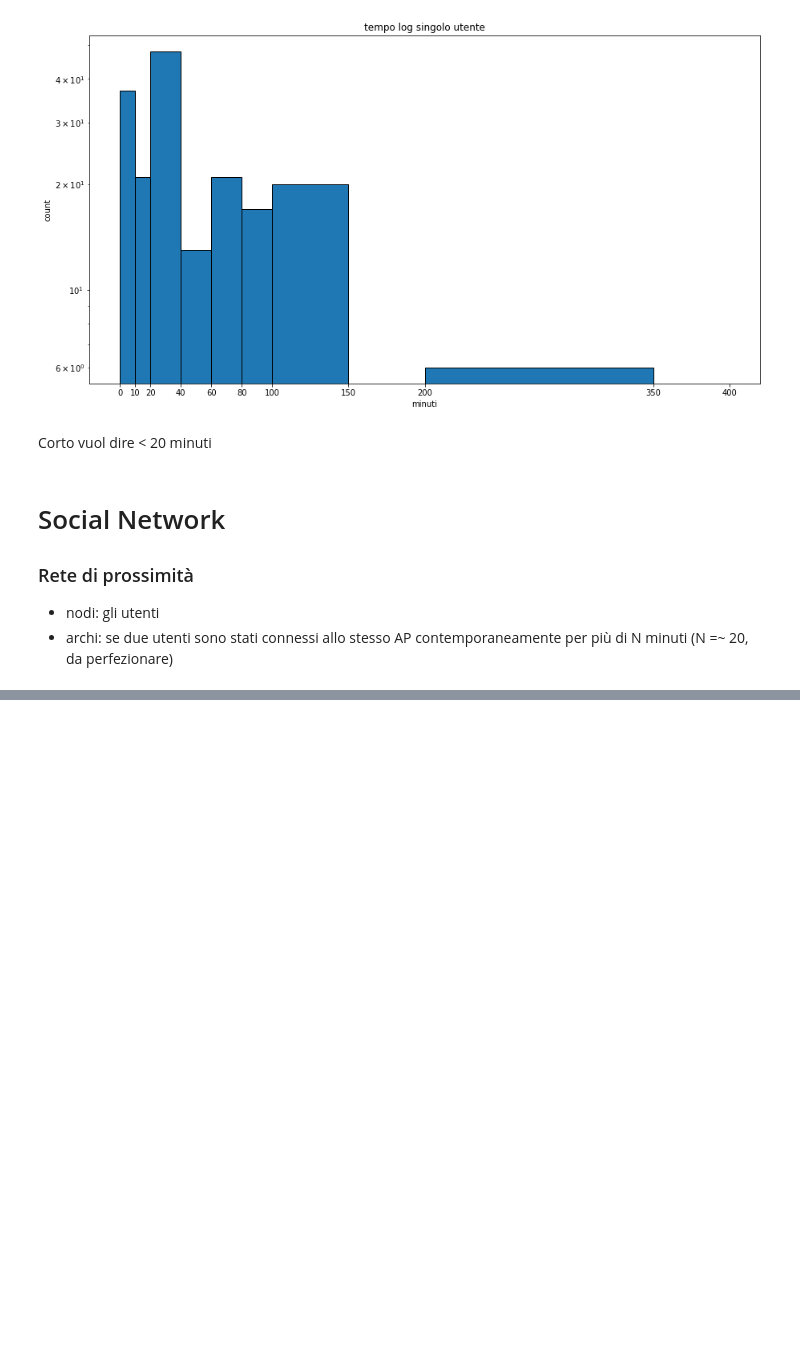
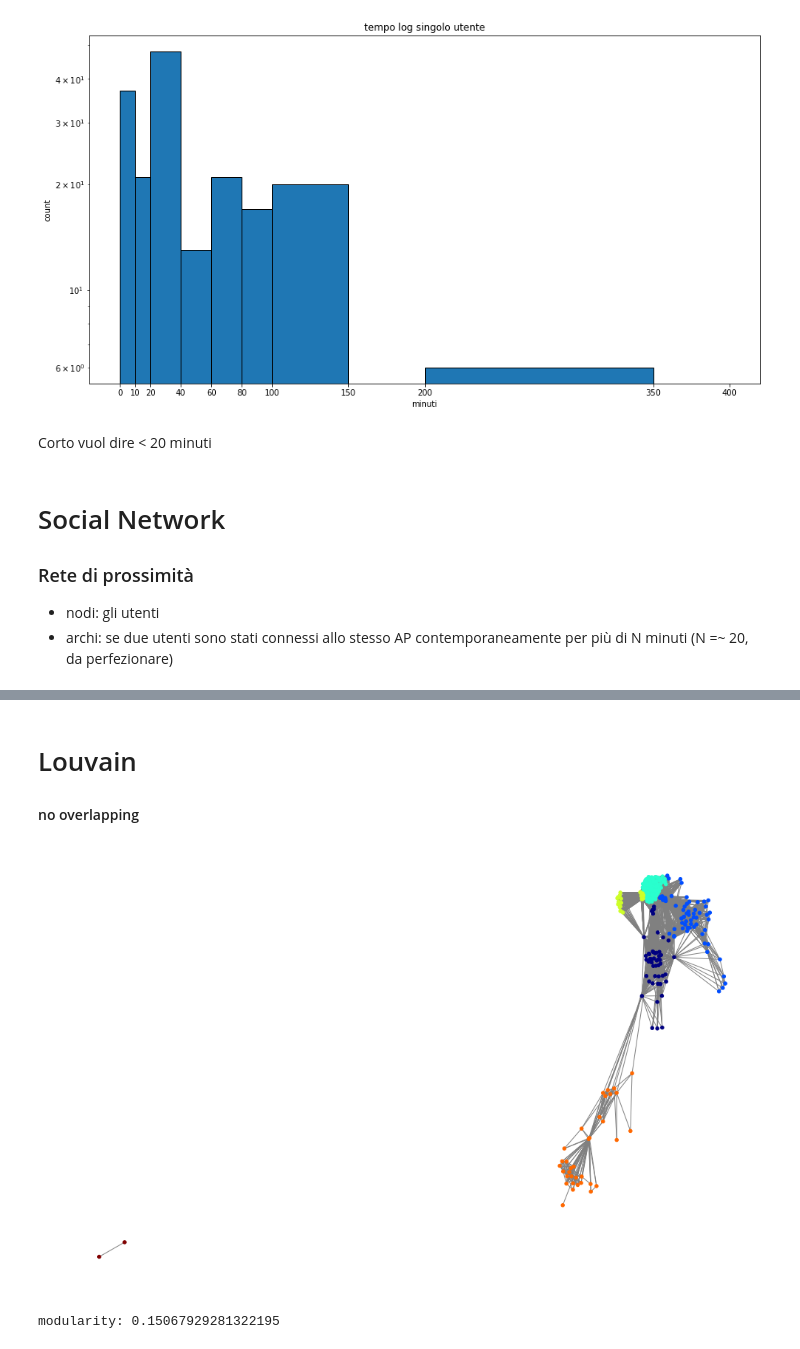
Before and after one commit to ettorepuccetti/SocialMining, a Jupyter notebook: SocialNetwork.ipynb, the cells around one changed output, grey strips where cells are left out. Drawn from its saved outputs; the diff is of its cells as text; code cells hidden in the pictures; blank space fills up the shorter version.

```diff
--- a/SocialNetwork.ipynb
+++ b/SocialNetwork.ipynb
@@ -187,0 +198,19 @@ plt.show()
+# %% [markdown]
+# Louvain
+
+#### no overlapping
+# %%
+import community.community_louvain as community
+part = community.best_partition(G)
+values = [part.get(node) for node in G.nodes()]
+plt.figure(figsize=(13,8))
+nx.draw_spring(G, cmap = plt.get_cmap('jet'), node_color = values, node_size=20, with_labels=False, edge_color='grey')
+plt.show()
+# %% [output]
+[figure, added]
+# %%
+# statistiche
+mod_louvain = community.modularity(part,G)
+print("modularity:", mod_louvain)
+# %% [output]
+modularity: 0.15067929281322195
```
Also changed, not shown: parts of 14 cells of this notebook.
